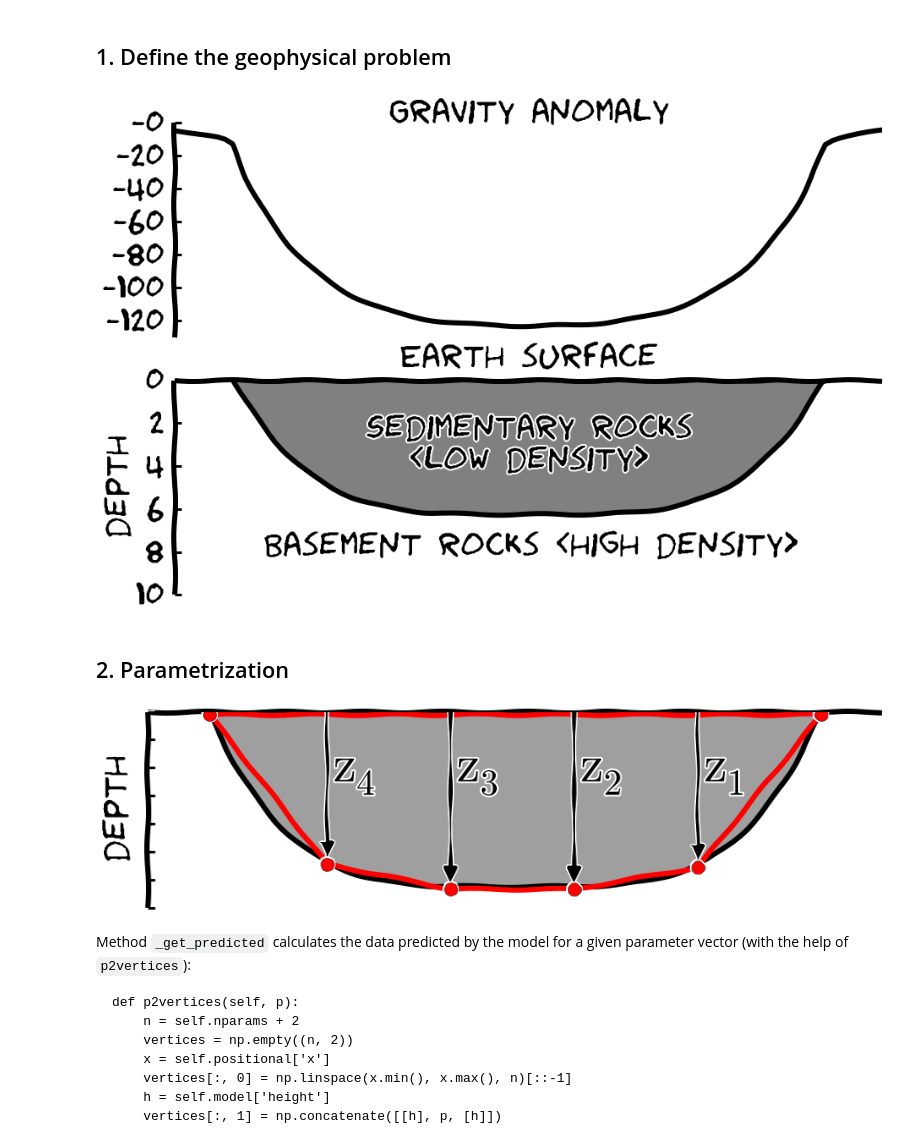
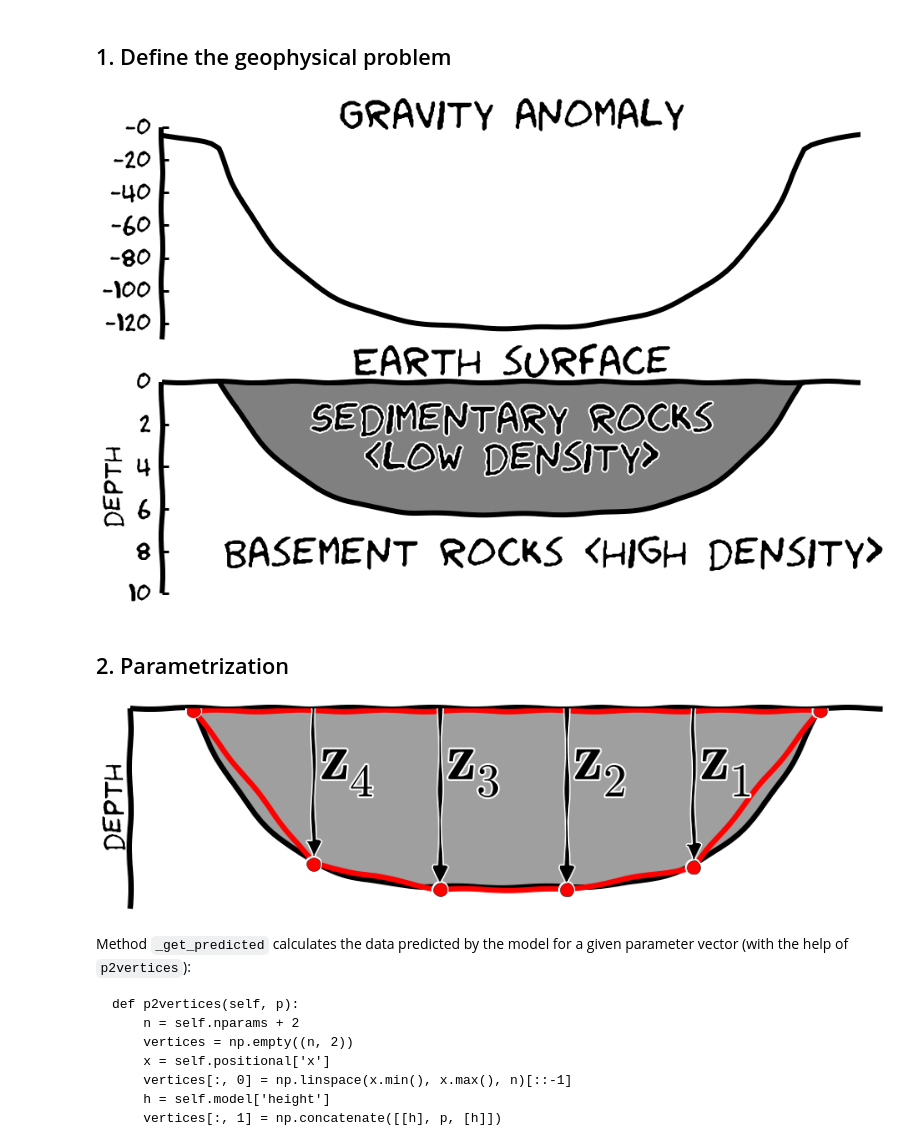
Before and after one commit to leouieda/scipy2014, a Jupyter notebook: gravity_inversion.ipynb, the cells around one changed output. Cells and saved outputs as stored; diff of their text form; code cells hidden in the pictures.

Commit message:
Figure tweaks

```diff
--- a/gravity_inversion.ipynb
+++ b/gravity_inversion.ipynb
@@ -74,7 +74,8 @@ verts_sketch[:, 1] = -1e-15*(verts_sketch[:, 0] - 50000)**4 + 8000
 verts_sketch[:, 1] -= verts_sketch[:, 1].min()
 sketch = Polygon(verts_sketch, {'density':-500})
 # %%
-fontsize = 40
+fontsize = 50
+labelsize = 32
 linewidth = 6
 tickpad = 15
 markersize = 15
@@ -85,38 +86,38 @@ with mpl.xkcd():
     ax = fig.add_subplot(2, 1, 1)
     mpl.plot(x_sketch, talwani.gz(x_sketch, -100*np.ones_like(x_sketch), [sketch]), '-k', linewidth=linewidth)
     mpl.title('Gravity anomaly', fontsize=fontsize)
     mpl.xlabel("Earth surface", fontsize=fontsize)
     mpl.ylim(-130, 0)
     mpl.xlim(x_sketch.min(), x_sketch.max())
     ax.set_yticklabels(['-%.0f' % (abs(i)) for i in ax.get_yticks()])
     ax.set_xticklabels([''])
     ax.set_xticks([])
     ax.spines['top'].set_visible(False)
     ax.spines['right'].set_visible(False)
     ax.spines['bottom'].set_visible(False)
     ax.spines['left'].set_linewidth(linewidth)
     ax.yaxis.set_ticks_position('left')
-    ax.tick_params(labelsize=fontsize, pad=tickpad)
+    ax.tick_params(labelsize=labelsize, pad=tickpad)
 
     ax = fig.add_subplot(2, 1, 2)
     mpl.polygon(sketch, fill='grey', linewidth=linewidth)
     mpl.text(50000, 4000, 'Sedimentary rocks\n<low density>', fontsize=fontsize, horizontalalignment='center')
-    mpl.text(5000, 8000, 'Basement rocks <high density>', fontsize=fontsize)
+    mpl.text(500, 8500, 'Basement rocks <high density>', fontsize=fontsize)
     mpl.ylim(0, 10000)
     mpl.xlim(x_sketch.min(), x_sketch.max())
     mpl.m2km()
     ax.invert_yaxis()
     ax.spines['bottom'].set_visible(False)
     ax.spines['right'].set_visible(False)
     ax.spines['left'].set_linewidth(linewidth)
     ax.spines['top'].set_linewidth(linewidth)
     ax.yaxis.set_ticks_position('left')
     ax.set_xticks([])
-    ax.tick_params(labelsize=fontsize, pad=tickpad)
-    mpl.ylabel('depth', fontsize=fontsize)
+    ax.tick_params(labelsize=labelsize, pad=tickpad)
+    mpl.ylabel('depth', fontsize=labelsize)
     fig.savefig('sketch.png', **savefigrc)
 # %% [output]
-[figure, old version]
+[figure, new version]
 # %% [markdown]
 ## 2. Parametrization
 # %%
@@ -131,7 +132,7 @@ with mpl.xkcd():
         xc, zc = v
         mpl.arrow(xc, 0, 0, zc - 300, color='k', width=50*linewidth, head_length=500, head_width=2000,
                   length_includes_head=True, zorder=10)
-        mpl.text(xc + 1000, 2500, r'$\mathrm{z}_%d$' % (i + 1), fontsize=1.5*fontsize)
+        mpl.text(xc + 1000, 2500, r'$\mathbf{z}_%d$' % (i + 1), fontsize=1.5*fontsize)
     mpl.ylim(0, 7000)
     mpl.xlim(x_sketch.min(), x_sketch.max())
     mpl.m2km()
@@ -144,12 +145,12 @@ with mpl.xkcd():
     ax.spines['top'].zorder = 0
     ax.yaxis.set_ticks_position('left')
     ax.set_xticks([])
-    ax.set_yticklabels([''])
+    ax.set_yticks([])
     ax.tick_params(labelsize=fontsize, pad=tickpad)
-    mpl.ylabel('depth', fontsize=fontsize)
+    mpl.ylabel('depth', fontsize=labelsize)
     mpl.savefig('parametrization.png', **savefigrc)
 # %% [output]
-[figure, old version]
+[figure, new version]
 # %% [markdown]
 Method `_get_predicted` calculates the data predicted by the model for a given parameter vector (with the help of `p2vertices`):
 
```
Also changed, not shown: parts of 9 cells of this notebook.
